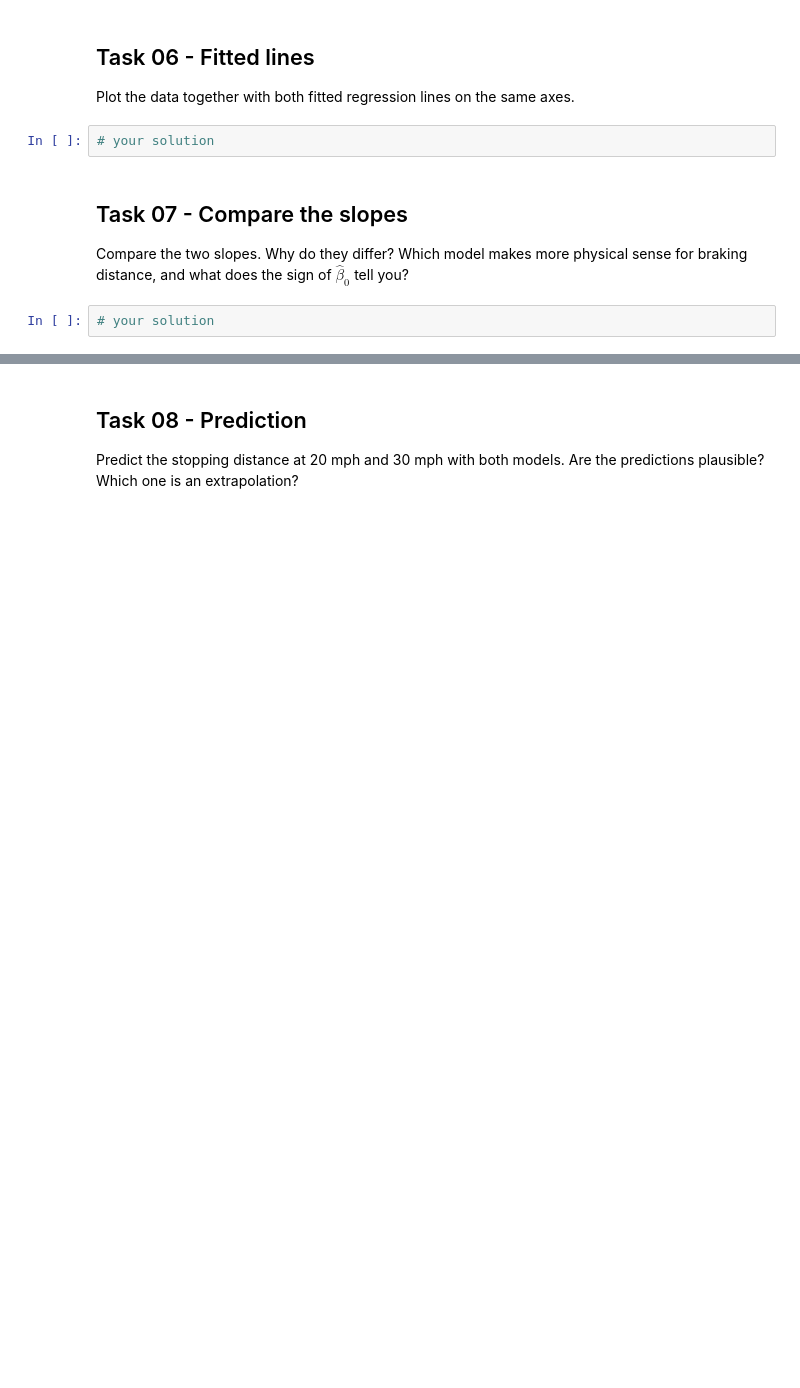
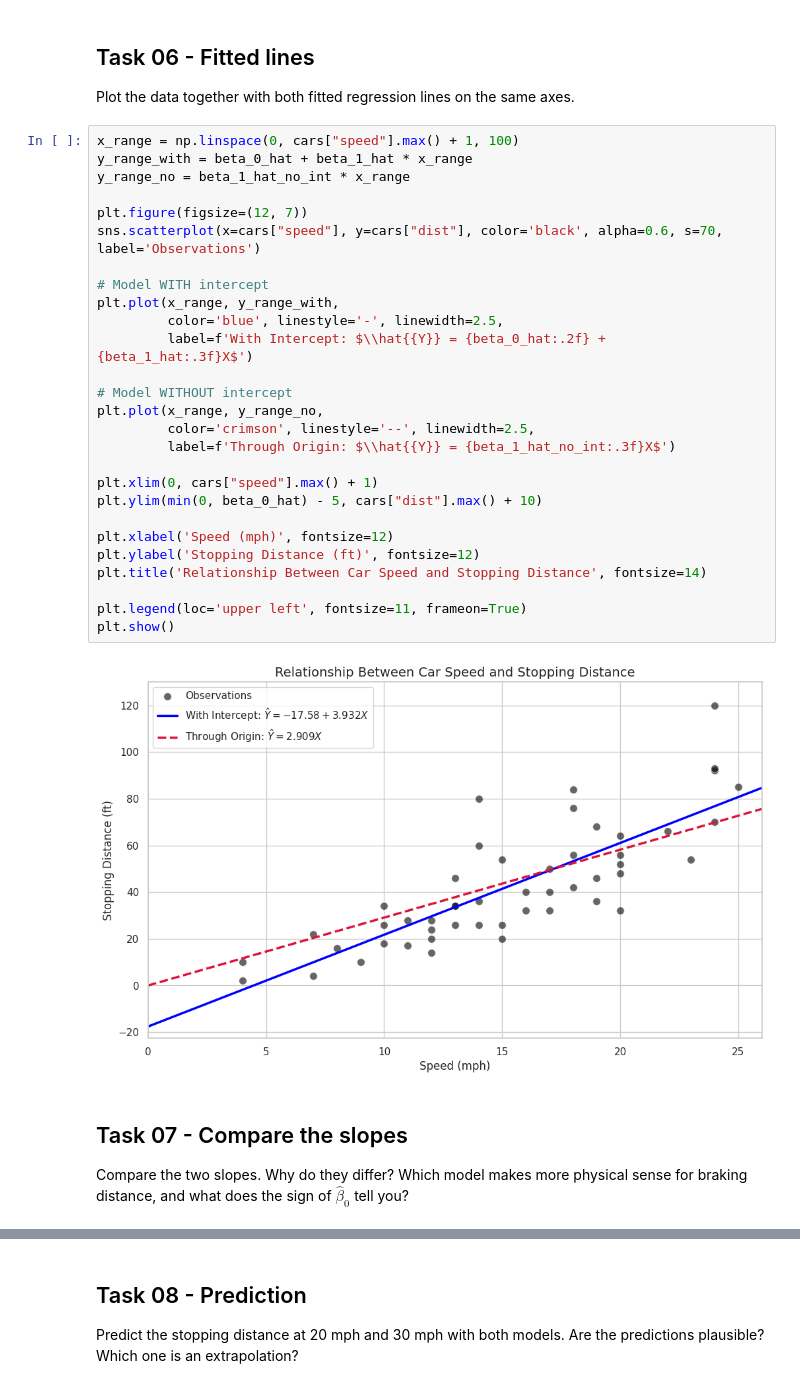
Before and after one commit to francji1/01RAD, a Jupyter notebook: code/01RAD_Ex01_HW_vysinsky.ipynb, the cells around one changed output, grey strips where cells are left out. Drawn from its saved outputs; the diff is of its cells as text; blank space fills up the shorter version.

```diff
--- a/code/01RAD_Ex01_HW_vysinsky.ipynb
+++ b/code/01RAD_Ex01_HW_vysinsky.ipynb
@@ -213,9 +213,34 @@ Manual SE(beta_1_hat_no_int): 0.141369 | statsmodels: 0.141369
 ## Task 06 - Fitted lines
 Plot the data together with both fitted regression lines on the same axes.
 # %%
-# your solution
+x_range = np.linspace(0, cars["speed"].max() + 1, 100)
+y_range_with = beta_0_hat + beta_1_hat * x_range
+y_range_no = beta_1_hat_no_int * x_range
+
+plt.figure(figsize=(12, 7))
+sns.scatterplot(x=cars["speed"], y=cars["dist"], color='black', alpha=0.6, s=70, label='Observations')
+
+# Model WITH intercept
+plt.plot(x_range, y_range_with,
+         color='blue', linestyle='-', linewidth=2.5,
+         label=f'With Intercept: $\\hat{{Y}} = {beta_0_hat:.2f} + {beta_1_hat:.3f}X$')
+
+# Model WITHOUT intercept
+plt.plot(x_range, y_range_no,
+         color='crimson', linestyle='--', linewidth=2.5,
+         label=f'Through Origin: $\\hat{{Y}} = {beta_1_hat_no_int:.3f}X$')
+
+plt.xlim(0, cars["speed"].max() + 1)
+plt.ylim(min(0, beta_0_hat) - 5, cars["dist"].max() + 10)
+
+plt.xlabel('Speed (mph)', fontsize=12)
+plt.ylabel('Stopping Distance (ft)', fontsize=12)
+plt.title('Relationship Between Car Speed and Stopping Distance', fontsize=14)
+
+plt.legend(loc='upper left', fontsize=11, frameon=True)
+plt.show()
+# %% [output]
+[figure, added]
 # %% [markdown]
 ## Task 07 - Compare the slopes
 Compare the two slopes. Why do they differ? Which model makes more physical sense for braking distance, and what does the sign of $\widehat{\beta}_0$ tell you?
-# %%
-# your solution
```
Also changed, not shown: parts of 3 cells of this notebook.
